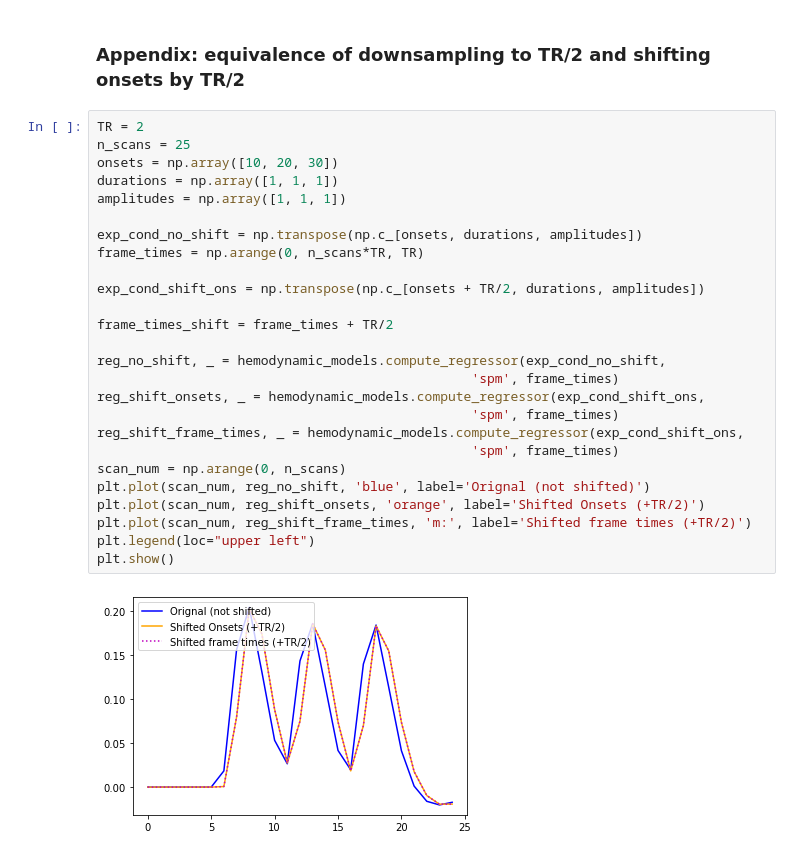
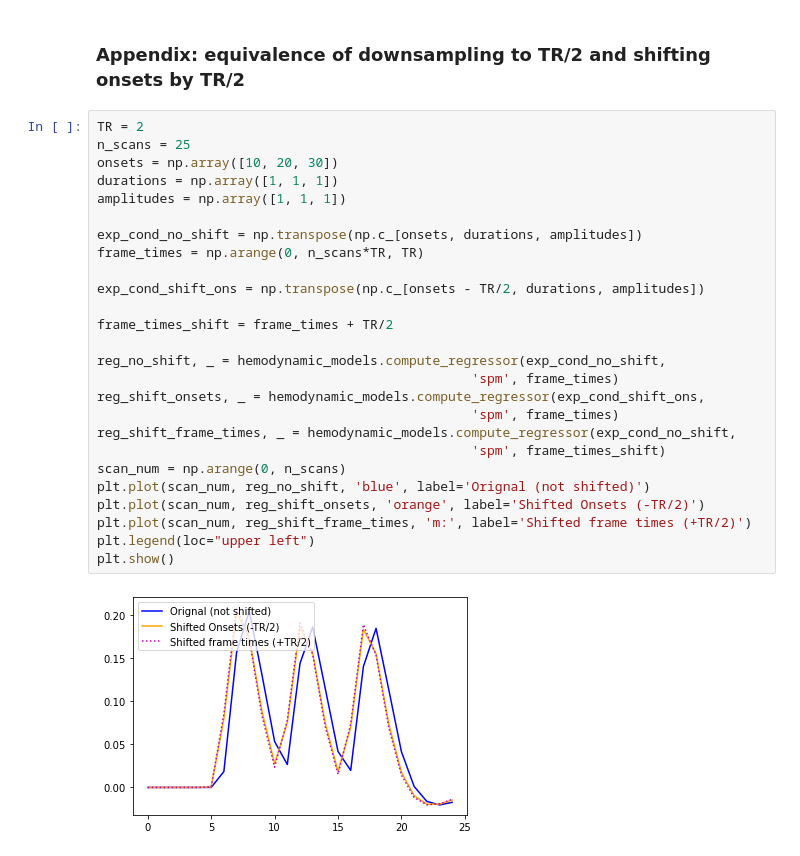
Before and after one commit to poldrack/SliceTimingCorrection, a Jupyter notebook: SliceTimingSimulation.ipynb, the cells around one changed output. Cells and saved outputs as stored; diff of their text form.

```diff
--- a/SliceTimingSimulation.ipynb
+++ b/SliceTimingSimulation.ipynb
@@ -226,28 +228,28 @@ This issue becomes particularly important for people who are building their own
 # %%
 TR = 2
 n_scans = 25
 onsets = np.array([10, 20, 30])
 durations = np.array([1, 1, 1])
 amplitudes = np.array([1, 1, 1])
 
 exp_cond_no_shift = np.transpose(np.c_[onsets, durations, amplitudes])
 frame_times = np.arange(0, n_scans*TR, TR)
 
-exp_cond_shift_ons = np.transpose(np.c_[onsets + TR/2, durations, amplitudes])
+exp_cond_shift_ons = np.transpose(np.c_[onsets - TR/2, durations, amplitudes])
 
 frame_times_shift = frame_times + TR/2
 
 reg_no_shift, _ = hemodynamic_models.compute_regressor(exp_cond_no_shift,
                                                 'spm', frame_times)
 reg_shift_onsets, _ = hemodynamic_models.compute_regressor(exp_cond_shift_ons,
                                                 'spm', frame_times)
-reg_shift_frame_times, _ = hemodynamic_models.compute_regressor(exp_cond_shift_ons,
-                                                'spm', frame_times)
+reg_shift_frame_times, _ = hemodynamic_models.compute_regressor(exp_cond_no_shift,
+                                                'spm', frame_times_shift)
 scan_num = np.arange(0, n_scans)
 plt.plot(scan_num, reg_no_shift, 'blue', label='Orignal (not shifted)')
-plt.plot(scan_num, reg_shift_onsets, 'orange', label='Shifted Onsets (+TR/2)')
+plt.plot(scan_num, reg_shift_onsets, 'orange', label='Shifted Onsets (-TR/2)')
 plt.plot(scan_num, reg_shift_frame_times, 'm:', label='Shifted frame times (+TR/2)')
 plt.legend(loc="upper left")
 plt.show()
 # %% [output]
-[figure, old version]
+[figure, new version]
```
Also changed, not shown: parts of 4 cells of this notebook.
